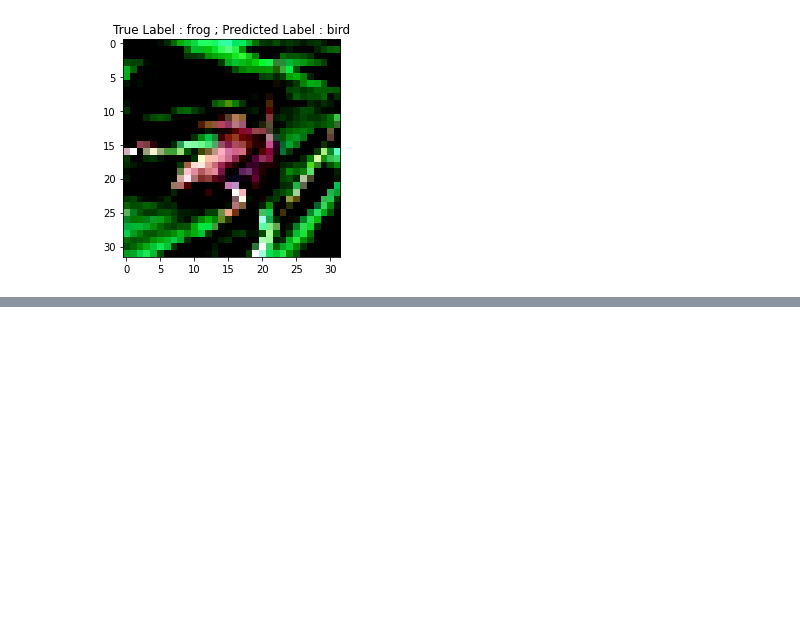
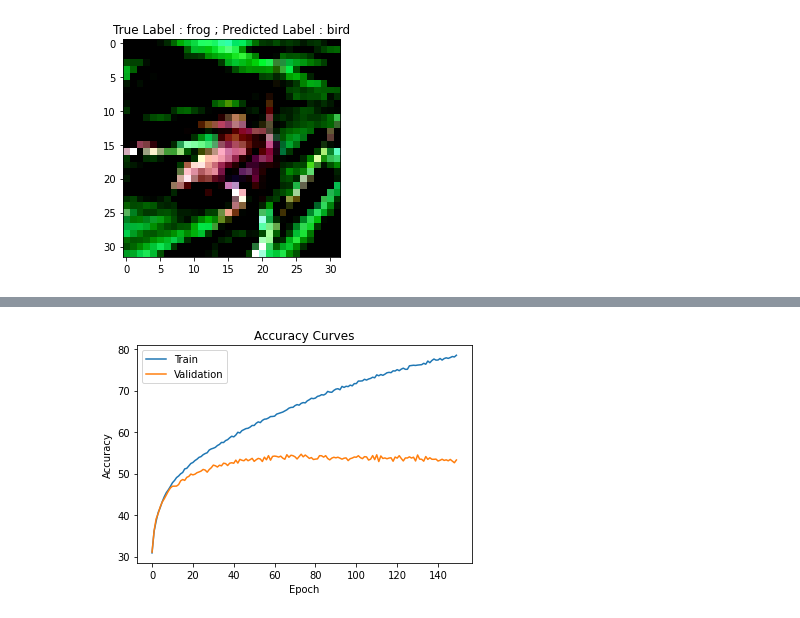
Before and after one commit to sagar9926/MTech_Atificial_Intelligence, a Jupyter notebook: ML1/Fractal3_Assignment/Major_Project.ipynb, the cells around one changed output, grey strips where cells are left out. Saved outputs shown, nothing was run; the diff lists cells and outputs as text; code cells hidden in the pictures; blank space fills up the shorter version.

```diff
--- a/ML1/Fractal3_Assignment/Major_Project.ipynb
+++ b/ML1/Fractal3_Assignment/Major_Project.ipynb
@@ -614,0 +616,6 @@ Iteration: 0/782, Loss: 0.08
+# %%
+from torch.utils.data import TensorDataset, DataLoader
+train_dataset = TensorDataset(PCA_train,y_train) # create your datset
+test_dataset = TensorDataset(PCA_test,y_test) # create your datset
+trainloader = DataLoader(train_dataset,batch_size= 64) # create your dataloader
+testloader = DataLoader(test_dataset,batch_size= 64) # create your dataloader
@@ -614,0 +640,3 @@ Iteration: 0/782, Loss: 0.08
+# %%
+net = ANN().to(device)
+net
@@ -614,0 +656,16 @@ Iteration: 0/782, Loss: 0.08
+# %%
+loss_fn = nn.CrossEntropyLoss()
+opt = torch.optim.SGD(net.parameters(), lr=0.01)
+# %%
+def evaluation(dataloader,model):
+  total , correct = 0,0
+  for data in dataloader:
+    inputs,labels = data
+    inputs,labels = inputs.to(device),labels.to(device)
+    outputs = model(inputs)
+    _,pred = torch.max(outputs.data,1)
+    total += labels.size(0)
+    # print("pred",pred )
+    # print("labels",labels.squeeze(1))
+    correct += (pred == labels.squeeze(1)).sum().item()
+  return 100 * correct / total
@@ -614,0 +730,16 @@ Iteration: 0/782, Loss: 0.08
+# %%
+import matplotlib.pyplot as plt
+
+fig, ax = plt.subplots()
+
+ax.plot(train_acc_PCA_90_MLP,label='Train')
+ax.plot(val_acc_PCA_90_MLP, label='Validation')
+
+plt.title("Accuracy Curves")
+plt.xlabel("Epoch")
+plt.ylabel("Accuracy")
+leg = ax.legend();
+
+plt.savefig("Accuracy curves")
+# %% [output]
+[figure, added]
```
Also changed, not shown: parts of 80 cells of this notebook.
